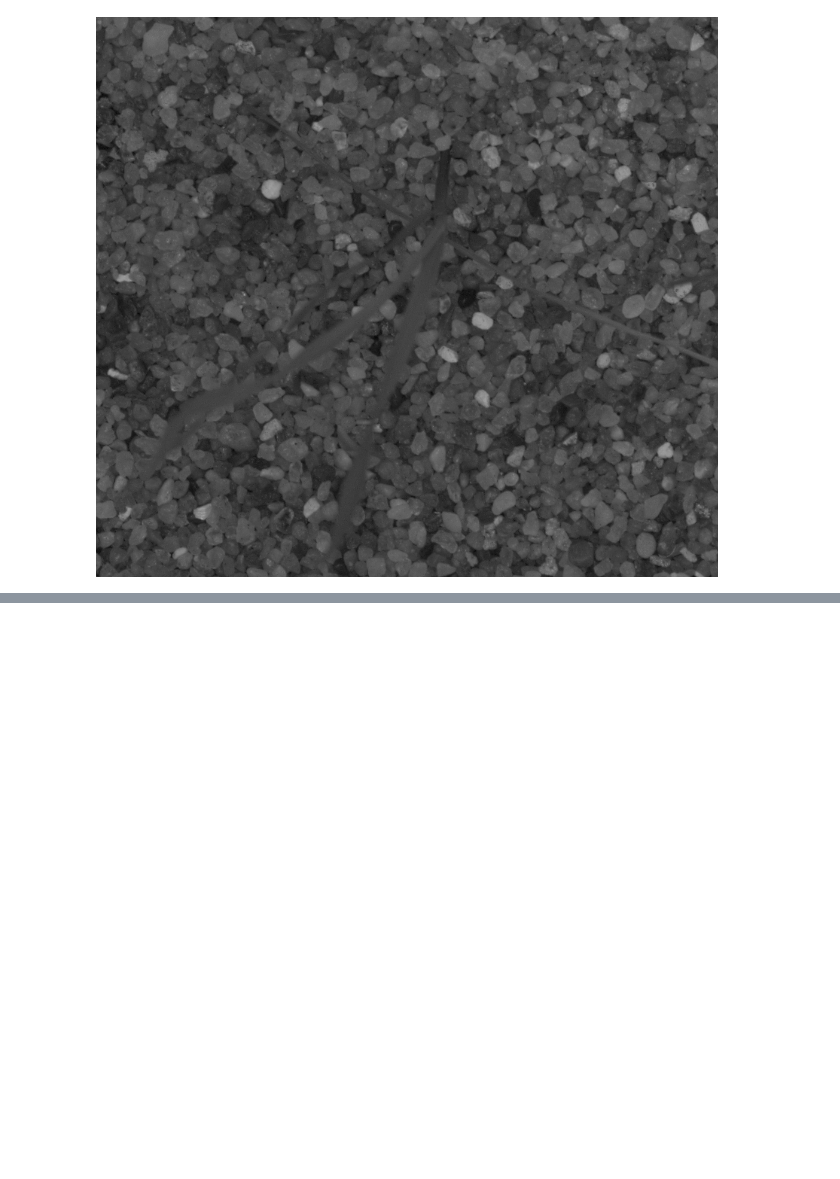
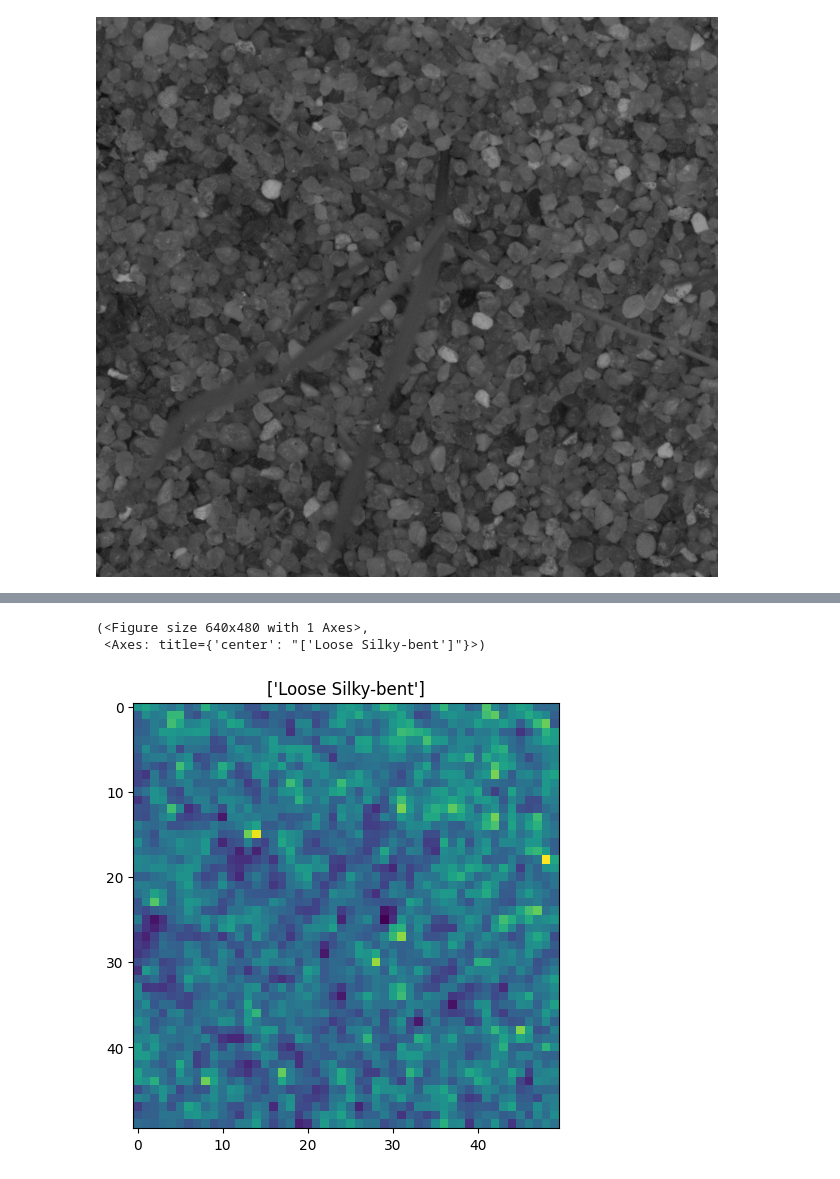
Before and after one commit to MiguelRiosT/Estadistica3_2023-2, a Jupyter notebook: Tarea3/Tarea3Modelo.ipynb, the cells around one changed output, grey strips where cells are left out. Cells and saved outputs as stored; diff of their text form; code cells hidden in the pictures; blank space fills up the shorter version.

```diff
--- a/Tarea3/Tarea3Modelo.ipynb
+++ b/Tarea3/Tarea3Modelo.ipynb
@@ -69,0 +108,6 @@ Tiene 1 canal (936, 1040)
+# %%
+plot_1_images(X_img[0],le.inverse_transform([np.argmax(y_train[0])]), ax=None)
+# %% [output]
+(<Figure size 640x480 with 1 Axes>,
+ <Axes: title={'center': "['Loose Silky-bent']"}>)
+[figure, added]
```
Also changed, not shown: parts of 23 cells of this notebook, 2 other files.
